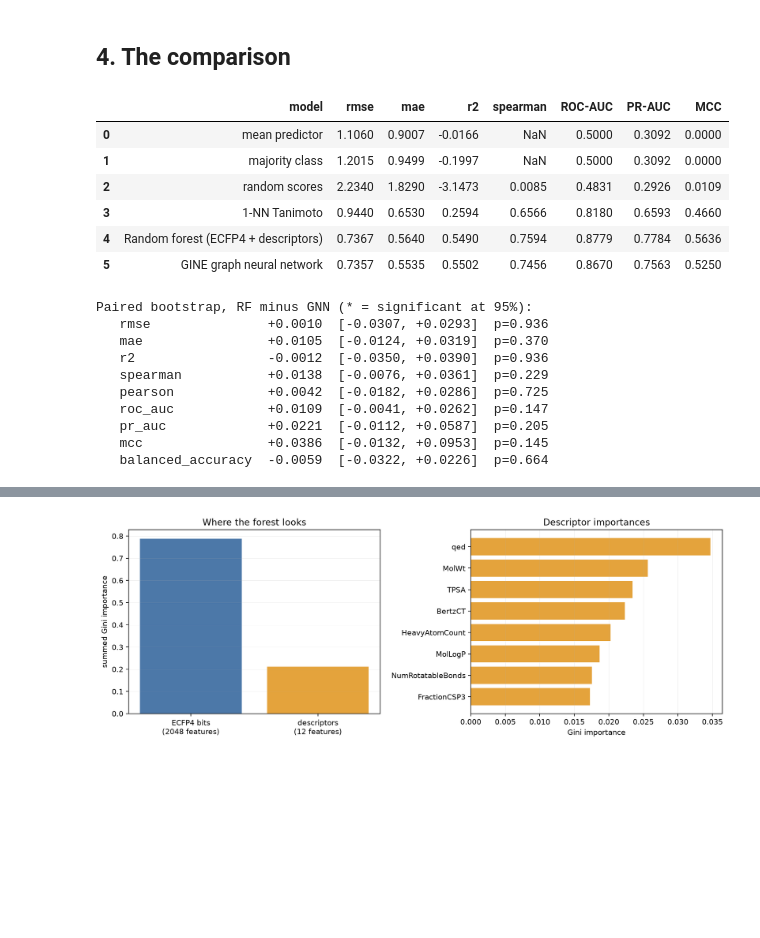
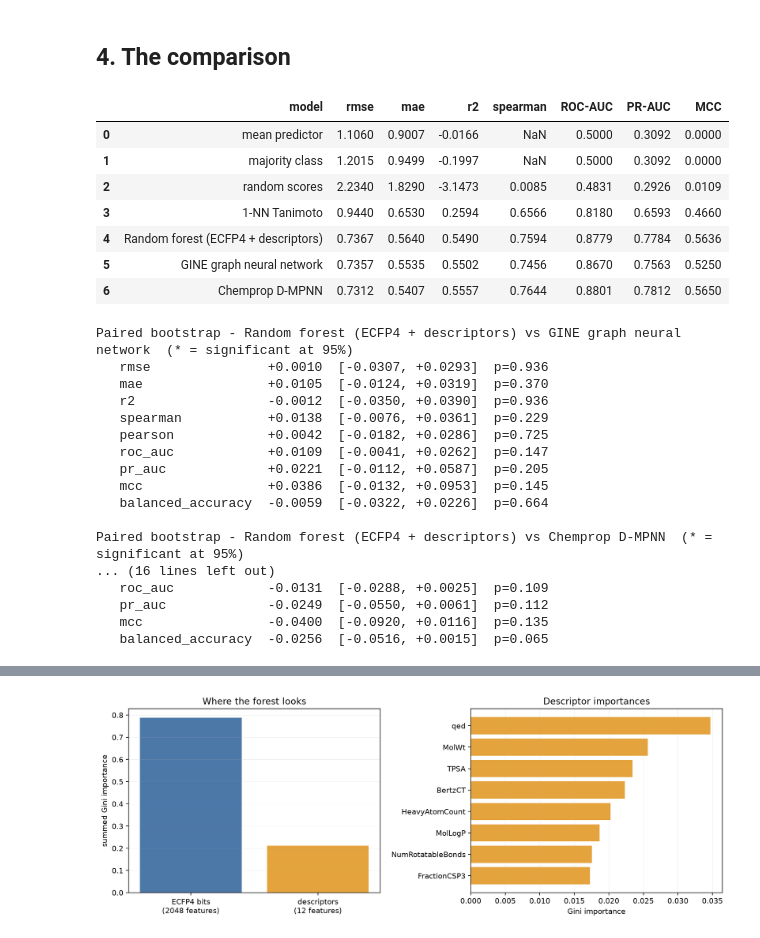
Before and after one commit to aadityageddam-ux/hdac1-qsar-gnn, a Jupyter notebook: report.ipynb, the cells around one changed output, grey strips where cells are left out. Drawn from its saved outputs; the diff is of its cells as text; code cells hidden in the pictures; blank space fills up the shorter version.

```diff
--- a/report.ipynb
+++ b/report.ipynb
@@ -163,22 +184,26 @@ display(pd.DataFrame([{"gate": g["name"], "observed": g["observed"],
 # %%
 table = pd.DataFrame(comparison["table"])[
     ["model", "rmse", "mae", "r2", "spearman", "cls_roc_auc", "cls_pr_auc", "cls_mcc"]
 ].rename(columns={"cls_roc_auc": "ROC-AUC", "cls_pr_auc": "PR-AUC", "cls_mcc": "MCC"})
 display(table.round(4))
 
-print("\nPaired bootstrap, RF minus GNN (* = significant at 95%):")
-for metric, d in comparison["deltas"].items():
-    star = "*" if d["significant"] else " "
-    print(f" {star} {metric:18s} {d['delta']:+.4f}  [{d['lo']:+.4f}, {d['hi']:+.4f}]  p={d['p_value']:.3f}")
+for pair, block in comparison["pairwise_deltas"].items():
+    print("")
+    print(f"Paired bootstrap - {pair}  (* = significant at 95%)")
+    for metric, d in block.items():
+        star = "*" if d["significant"] else " "
+        print(f" {star} {metric:18s} {d['delta']:+.4f}  "
+              f"[{d['lo']:+.4f}, {d['hi']:+.4f}]  p={d['p_value']:.3f}")
 # %% [output]
 |  | model | rmse | mae | r2 | spearman | ROC-AUC | PR-AUC | MCC |
 | 0 | mean predictor | 1.1060 | 0.9007 | -0.0166 | NaN | 0.5000 | 0.3092 | 0.0000 |
 | 1 | majority class | 1.2015 | 0.9499 | -0.1997 | NaN | 0.5000 | 0.3092 | 0.0000 |
 | 2 | random scores | 2.2340 | 1.8290 | -3.1473 | 0.0085 | 0.4831 | 0.2926 | 0.0109 |
 | 3 | 1-NN Tanimoto | 0.9440 | 0.6530 | 0.2594 | 0.6566 | 0.8180 | 0.6593 | 0.4660 |
 | 4 | Random forest (ECFP4 + descriptors) | 0.7367 | 0.5640 | 0.5490 | 0.7594 | 0.8779 | 0.7784 | 0.5636 |
 | 5 | GINE graph neural network | 0.7357 | 0.5535 | 0.5502 | 0.7456 | 0.8670 | 0.7563 | 0.5250 |
+| 6 | Chemprop D-MPNN | 0.7312 | 0.5407 | 0.5557 | 0.7644 | 0.8801 | 0.7812 | 0.5650 |
-Paired bootstrap, RF minus GNN (* = significant at 95%):
+Paired bootstrap - Random forest (ECFP4 + descriptors) vs GINE graph neural network  (* = significant at 95%)
    rmse               +0.0010  [-0.0307, +0.0293]  p=0.936
    mae                +0.0105  [-0.0124, +0.0319]  p=0.370
    r2                 -0.0012  [-0.0350, +0.0390]  p=0.936
@@ -188,6 +213,13 @@ Paired bootstrap, RF minus GNN (* = significant at 95%):
    pr_auc             +0.0221  [-0.0112, +0.0587]  p=0.205
    mcc                +0.0386  [-0.0132, +0.0953]  p=0.145
    balanced_accuracy  -0.0059  [-0.0322, +0.0226]  p=0.664
+
+Paired bootstrap - Random forest (ECFP4 + descriptors) vs Chemprop D-MPNN  (* = significant at 95%)
+... (16 lines left out)
+   roc_auc            -0.0131  [-0.0288, +0.0025]  p=0.109
+   pr_auc             -0.0249  [-0.0550, +0.0061]  p=0.112
+   mcc                -0.0400  [-0.0920, +0.0116]  p=0.135
+   balanced_accuracy  -0.0256  [-0.0516, +0.0015]  p=0.065
 # %%
 display(Image(filename=str(RESULTS / "fig_parity.png")))
 # %% [output]
```
Also changed, not shown: parts of 20 cells of this notebook, 20 other files.
